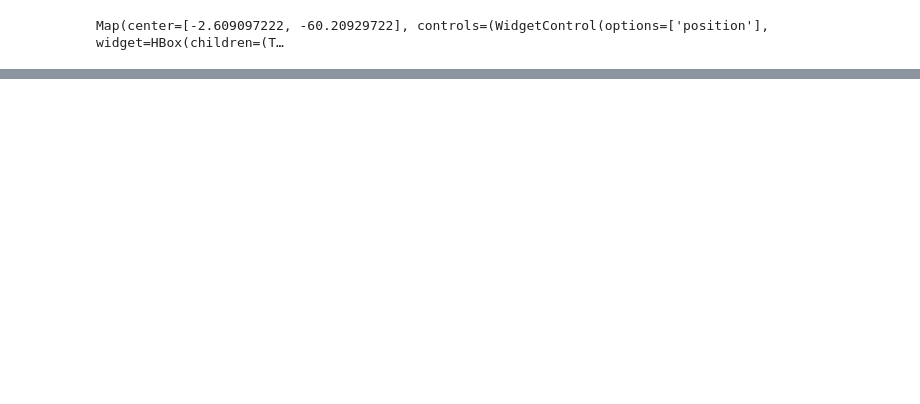
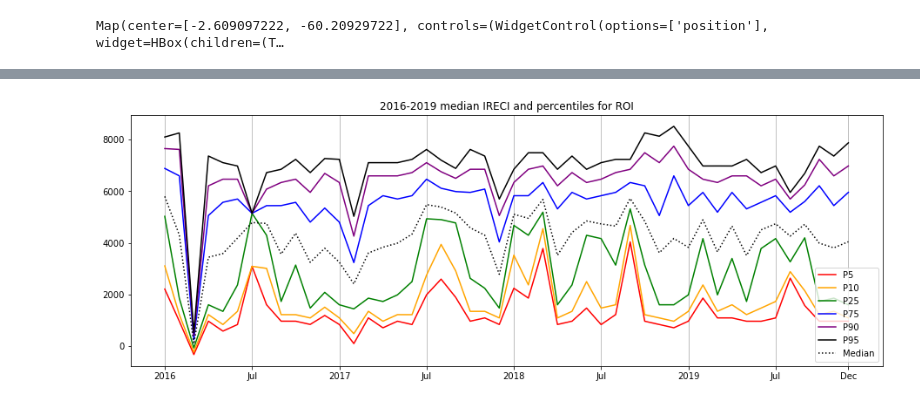
Before and after one commit to jitendra-kumar/tropical_phenology_gee, a Jupyter notebook: morgan/Manaus_IRECI.ipynb, the cells around one changed output, grey strips where cells are left out. Saved outputs shown, nothing was run; the diff lists cells and outputs as text; code cells hidden in the pictures; blank space fills up the shorter version.

```diff
--- a/morgan/Manaus_IRECI.ipynb
+++ b/morgan/Manaus_IRECI.ipynb
@@ -34,0 +204,18 @@ TypeError: string indices must be integers
+# %%
+#Plot median using matplotlib's pyplot
+x = months
+plt.axes([0, 0, 2, 1])
+plt.grid(b = True, which = 'major', axis = 'x')
+y5 = plt.plot(x,percentile_ireci[0], color = "red", label = "P5")
+y10 = plt.plot(x,percentile_ireci[1], color = "orange", label = "P10")
+y25 = plt.plot(x,percentile_ireci[2], color = "green", label = "P25")
+y75 = plt.plot(x,percentile_ireci[3], color = "blue", label = "P75")
+y90 = plt.plot(x,percentile_ireci[4], color = "purple", label = "P90")
+y95 = plt.plot(x,percentile_ireci[5], color = "black", label = "P95")
+plt.title('2016-2019 median IRECI and percentiles for ROI')
+median = plt.plot(x,y, color = "black", linestyle = ":", label = "Median")
+plt.legend(loc = "lower right")
+plt.xticks(ticks = [0, 6, 12, 18, 24, 30, 36, 42, 47], labels = ['2016', 'Jul', '2017', 'Jul', '2018', 'Jul', '2019', 'Jul', 'Dec'])
+plt.show()
+# %% [output]
+[figure, added]
```
Also changed, not shown: parts of 24 cells of this notebook, 1 other file.
